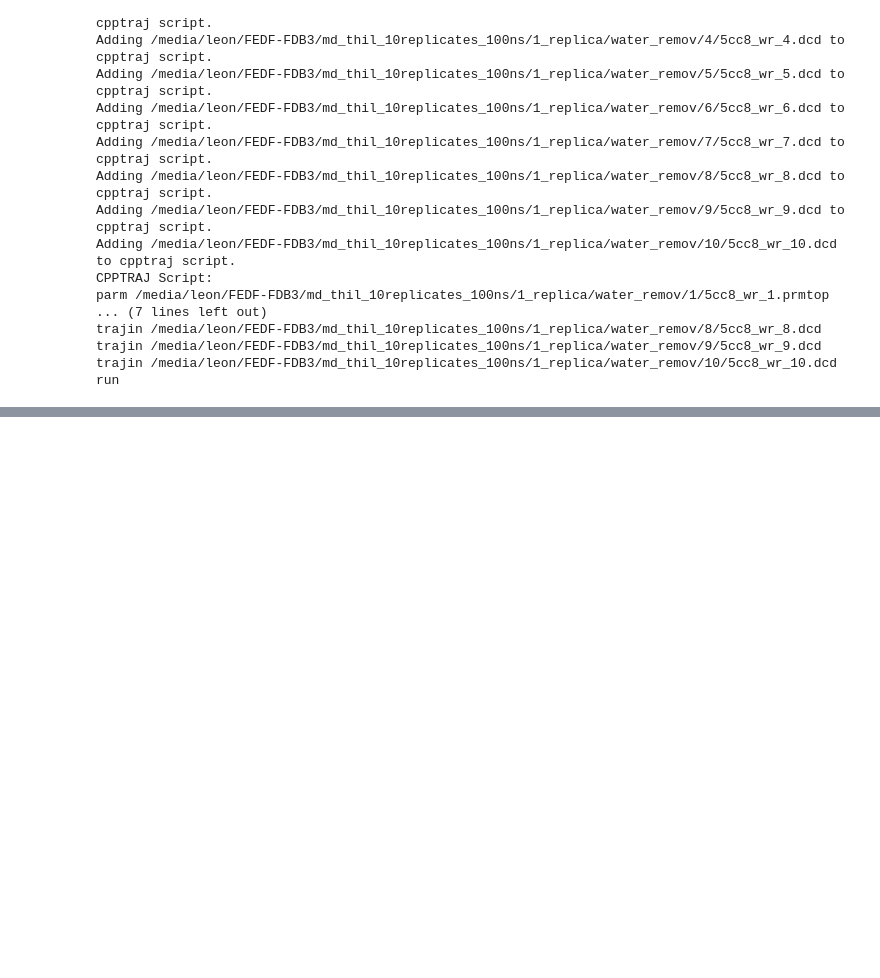
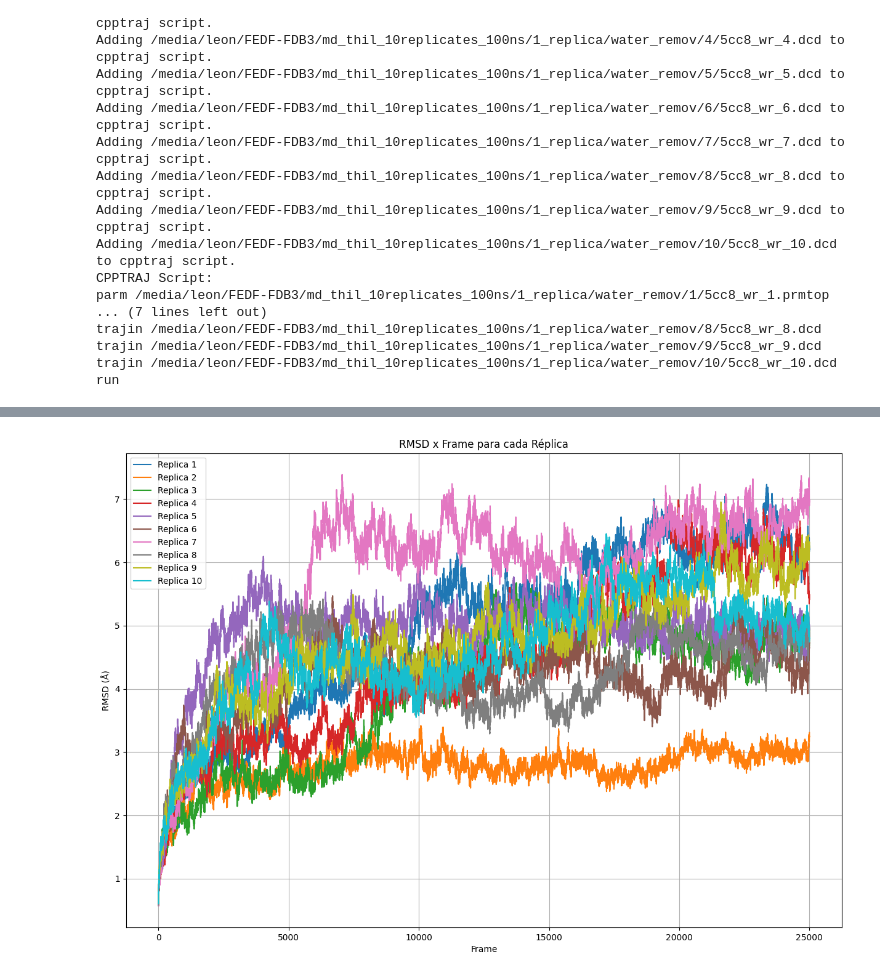
Before and after one commit to sulfierry/MolecularModeling, a Jupyter notebook: Molecular_dynamics/scripts/md_analysis.ipynb, the cells around one changed output, grey strips where cells are left out. Saved outputs shown, nothing was run; the diff lists cells and outputs as text; code cells hidden in the pictures; blank space fills up the shorter version.

```diff
--- a/Molecular_dynamics/scripts/md_analysis.ipynb
+++ b/Molecular_dynamics/scripts/md_analysis.ipynb
@@ -96,0 +191,25 @@ INPUT: Reading input from 'cpptraj_input.in'
+# %%
+import matplotlib.pyplot as plt
+
+# Configuração do plot
+plt.figure(figsize=(15, 10))
+
+# Plotar RMSD x Frame para cada réplica
+for i in range(1, 11):
+    # Filtra os dados para a réplica atual
+    replica_data = combined_data[combined_data['Replicate'] == i]
+
+    # Plot
+    plt.plot(replica_data['Frame'], replica_data['RMSD'], label=f'Replica {i}')
+
+# Adicionando detalhes ao gráfico
+plt.title('RMSD x Frame para cada Réplica')
+plt.xlabel('Frame')
+plt.ylabel('RMSD (Å)')
+plt.legend()
+plt.grid(True)
+
+# Exibir o gráfico
+plt.show()
+# %% [output]
+[figure, added]
```
Also changed, not shown: parts of 3 cells of this notebook.
